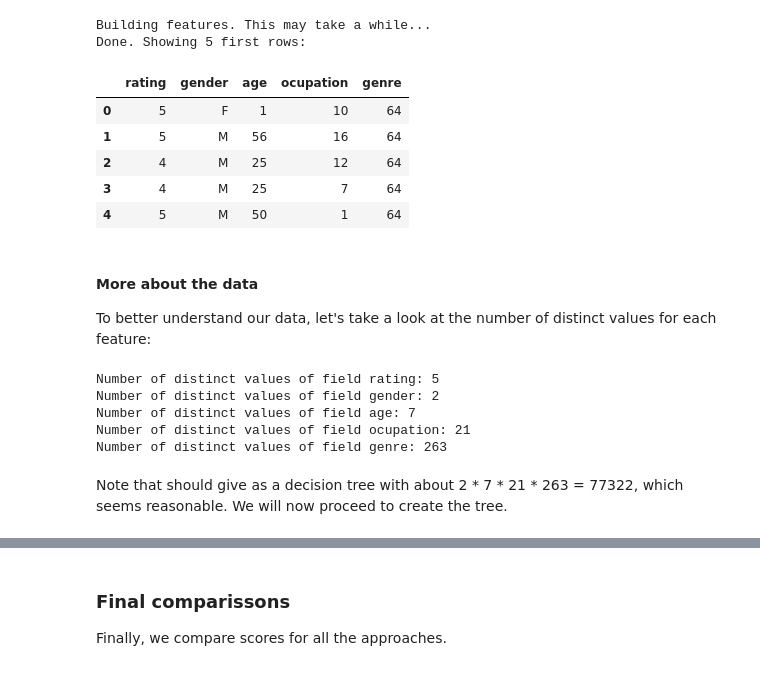
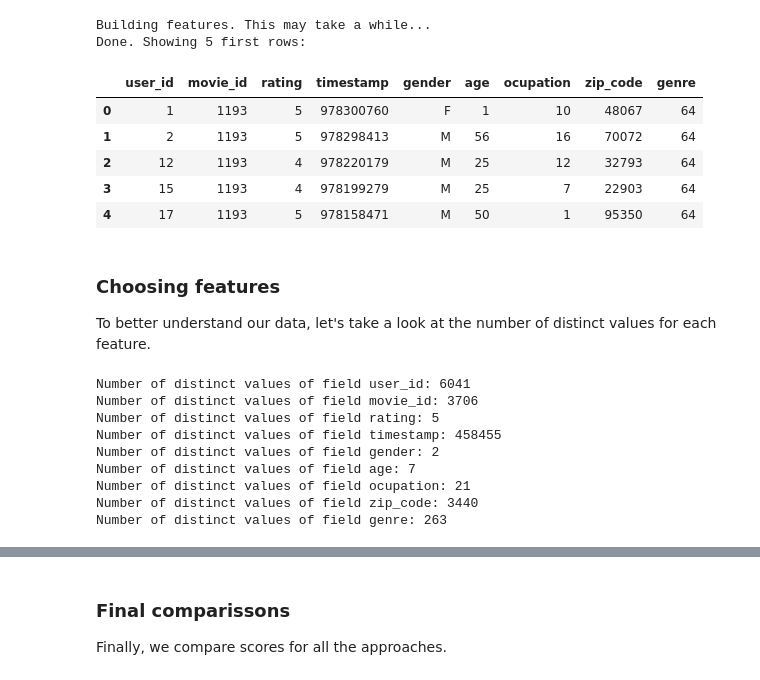
Before and after one commit to gabrielilharco/ctc17-project3, a Jupyter notebook: src/main.ipynb, the cells around one changed output, grey strips where cells are left out. Drawn from its saved outputs; the diff is of its cells as text; code cells hidden in the pictures.

```diff
--- a/src/main.ipynb
+++ b/src/main.ipynb
@@ -60,10 +61,11 @@ def get_genre_id(genres_list):
     return str(id)
 
 
-def build_features(drops):
+def build_features(columns=None):
     """
     read data from movies, users and rating and return a single pandas dataframe
-    of the joined tables, containing all info on ratings
+    of the joined tables, containing all info on ratings.
+    If columns is passed, only those columns are selected.
     """
     print "Building features. This may take a while..."
     # reading movies data
@@ -79,55 +81,57 @@ def build_features(drops):
 
     # reading users data
     users_df = pd.read_table('../data/users.dat',
                     names=['user_id', 'gender', 'age', 'ocupation', 'zip_code'],
                      sep='::', engine='python')
     users_df['user_id'] = users_df['user_id'].apply(lambda x: str(x))
     users_df['ocupation'] = users_df['ocupation'].apply(lambda x: str(x))
 
     # reading ratings data
     ratings_df = pd.read_table('../data/ratings.dat',
                     names=['user_id', 'movie_id', 'rating', 'timestamp'],
                     sep='::', engine='python')
     ratings_df['movie_id'] = ratings_df['movie_id'].apply(lambda x: str(x))
     ratings_df['user_id'] = ratings_df['user_id'].apply(lambda x: str(x))
 
     # join tables
     user_ratings_df = ratings_df.merge(users_df, how='inner', on='user_id')
     features_df = user_ratings_df.merge(movies_df, how='inner', on='movie_id')
 
     # drop unwanted features
-    for drop_feature in drops:
-        features_df = features_df.drop(drop_feature, 1)
+    if columns is not None:
+        features_df = features_df[columns]
 
     # print first 5 rows
     print "Done. Showing 5 first rows:"
     display(features_df.head())
 
     return features_df
 
-data = build_features(['timestamp', 'zip_code', 'user_id', 'movie_id'])
+data = build_features()
 # %% [output]
 Building features. This may take a while...
 Done. Showing 5 first rows:
-|  | rating | gender | age | ocupation | genre |
-| 0 | 5 | F | 1 | 10 | 64 |
-| 1 | 5 | M | 56 | 16 | 64 |
-| 2 | 4 | M | 25 | 12 | 64 |
-| 3 | 4 | M | 25 | 7 | 64 |
-| 4 | 5 | M | 50 | 1 | 64 |
+|  | user_id | movie_id | rating | timestamp | gender | age | ocupation | zip_code | genre |
+| 0 | 1 | 1193 | 5 | 978300760 | F | 1 | 10 | 48067 | 64 |
+| 1 | 2 | 1193 | 5 | 978298413 | M | 56 | 16 | 70072 | 64 |
+| 2 | 12 | 1193 | 4 | 978220179 | M | 25 | 12 | 32793 | 64 |
+| 3 | 15 | 1193 | 4 | 978199279 | M | 25 | 7 | 22903 | 64 |
+| 4 | 17 | 1193 | 5 | 978158471 | M | 50 | 1 | 95350 | 64 |
 # %% [markdown]
-#### More about the data
+### Choosing features
 
-To better understand our data, let's take a look at the number of distinct values for each feature:
+To better understand our data, let's take a look at the number of distinct values for each feature.
 # %%
 for feature in data.columns:
     print "Number of distinct values of field " + feature + ":",
     print str(len(data[feature].unique()))
 # %% [output]
+Number of distinct values of field user_id: 6041
+Number of distinct values of field movie_id: 3706
 Number of distinct values of field rating: 5
+Number of distinct values of field timestamp: 458455
 Number of distinct values of field gender: 2
 Number of distinct values of field age: 7
 Number of distinct values of field ocupation: 21
+Number of distinct values of field zip_code: 3440
 Number of distinct values of field genre: 263
-# %% [markdown]
-Note that should give as a decision tree with about 2 \* 7 \* 21 \* 263 = 77322, which seems reasonable. We will now proceed to create the tree.
```
Also changed, not shown: parts of 44 cells of this notebook, 3 other files.
